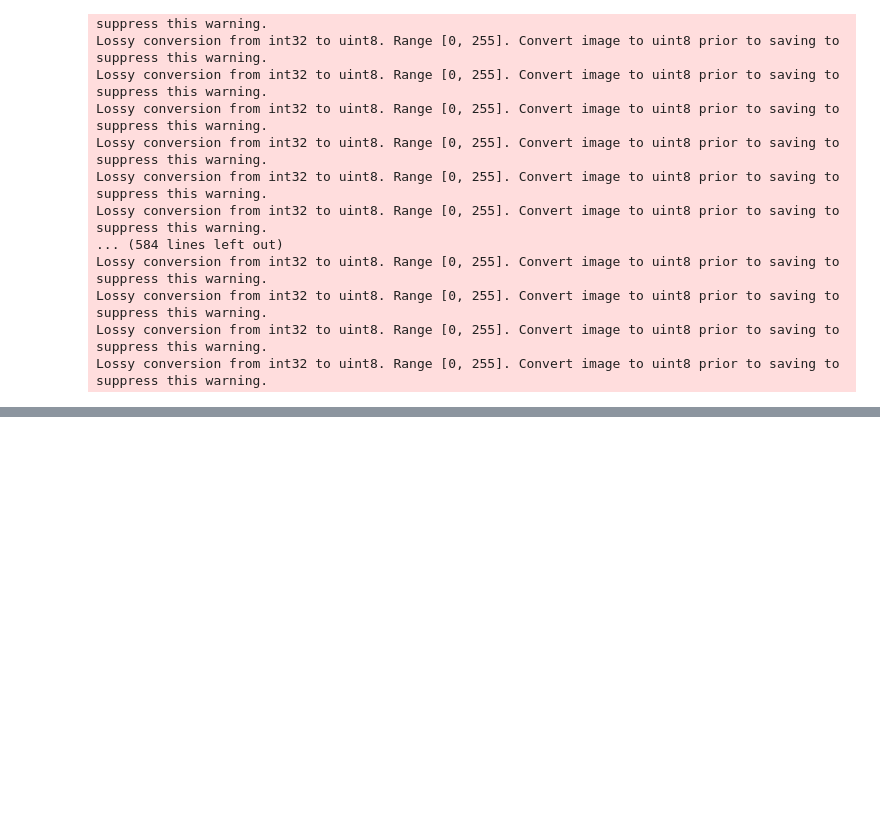
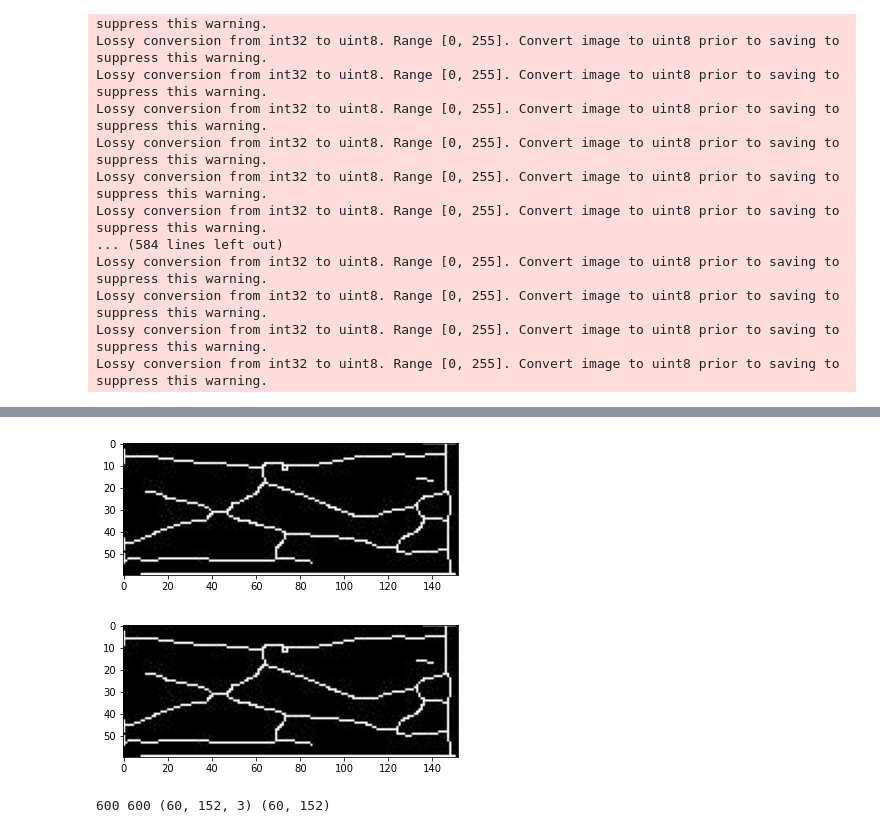
Before and after one commit to sohyeon98720/fingervein_recognition, a Jupyter notebook: u_net_improved.ipynb, the cells around one changed output, grey strips where cells are left out. Saved outputs shown, nothing was run; the diff lists cells and outputs as text; code cells hidden in the pictures; blank space fills up the shorter version.

```diff
--- a/u_net_improved.ipynb
+++ b/u_net_improved.ipynb
@@ -669,0 +673,38 @@ Lossy conversion from int32 to uint8. Range [0, 255]. Convert image to uint8 pri
+# %%
+from PIL import Image
+import cv2
+import numpy as np
+
+def hangulFilePathImageRead2 (filePath ) :
+    stream = open( filePath.encode("utf-8") , "rb")
+    bytes = bytearray(stream.read())
+    numpyArray = np.asarray(bytes, dtype=np.uint8)
+
+    return cv2.imdecode(numpyArray , cv2.IMREAD_GRAYSCALE)
+# %%
+def hangulFilePathImageRead (filePath ) :
+    stream = open( filePath.encode("utf-8") , "rb")
+    bytes = bytearray(stream.read())
+    numpyArray = np.asarray(bytes, dtype=np.uint8)
+
+    return cv2.imdecode(numpyArray , cv2.IMREAD_COLOR)  #3채널로 가져오기
+# %%
+import os
+
+path='./unet_data/new/thinning_only/'
+img_path_=os.walk(path)
+img_path=next(img_path_)[2]
+
+# train_path=os.walk(TRAIN_PATH) #raw
+# train_ids= next(train_path)[2]
+
+
+img_c=[]
+img_g_=[]
+if __name__ == '__main__':
+#     print(img_path)
+    for f in os.listdir(path):
+        filePath = (r'./unet_data/new/thinning_only/'+f)
+        print(filePath)
+        img_c.append(hangulFilePathImageRead(filePath))
+        img_g_.append(hangulFilePathImageRead2(filePath))
@@ -669,0 +729,14 @@ Lossy conversion from int32 to uint8. Range [0, 255]. Convert image to uint8 pri
+# %%
+import matplotlib.pyplot as plt
+
+plt.imshow(img_g_[0],cmap='gray')
+plt.show()
+plt.imshow(img_c[0])
+plt.show()
+# %% [output]
+[figure, added]
+[figure, added]
+# %%
+print(len(img_c),len(img_g_),img_c[0].shape,img_g_[0].shape)
+# %% [output]
+600 600 (60, 152, 3) (60, 152)
```
Also changed, not shown: parts of 14 cells of this notebook.
